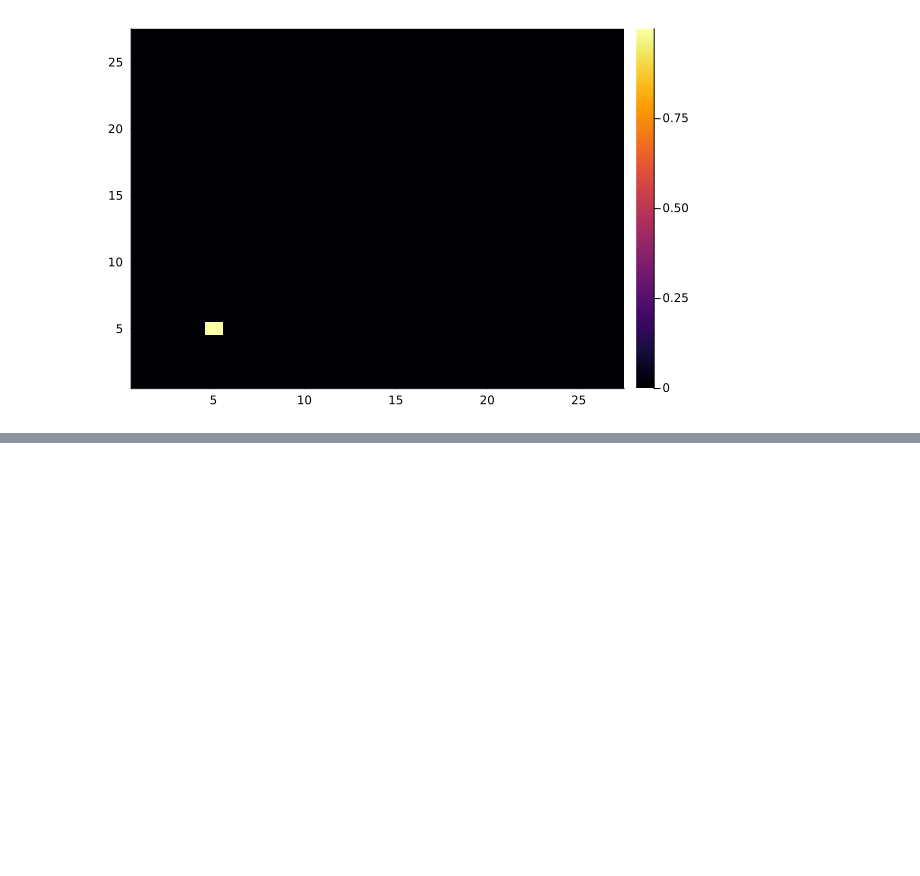
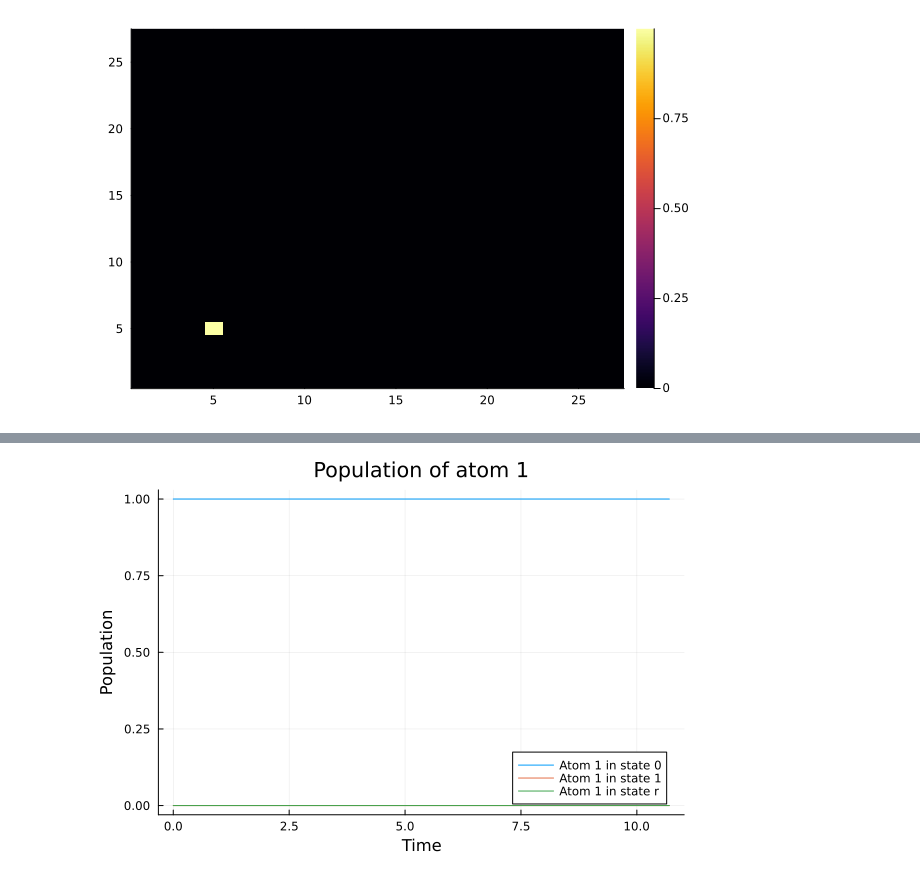
Before and after one commit to Ak-ash22/rydberg_qec, a Jupyter notebook: codework/phaseflip_code/blah_3level.ipynb, the cells around one changed output, grey strips where cells are left out. Saved outputs shown, nothing was run; the diff lists cells and outputs as text; code cells hidden in the pictures; blank space fills up the shorter version.

```diff
--- a/codework/phaseflip_code/blah_3level.ipynb
+++ b/codework/phaseflip_code/blah_3level.ipynb
@@ -552,0 +665,4 @@ display(heatmap(real.(sol[end].data)))
+# %%
+# tspan = [0.0:0.1:(3.5π);];
+tspan = [0.0:0.1:(2π+sqrt(2)π);]
+tout, sol = timeevolution.master_dynamic(tspan, ρ0_op, f; alg=ROCK4());
@@ -552,0 +713,6 @@ display(heatmap(real.(sol[end].data)))
+# %%
+plot(tspan,pop0_atom1, label="Atom 1 in state 0", title="Population of atom 1", xlabel="Time", ylabel="Population",legend=:bottomright)
+plot!(tspan,pop1_atom1, label="Atom 1 in state 1")
+plot!(tspan,popr_atom1, label="Atom 1 in state r")
+# %% [output]
+[figure, added]
```
Also changed, not shown: parts of 8 cells of this notebook.
